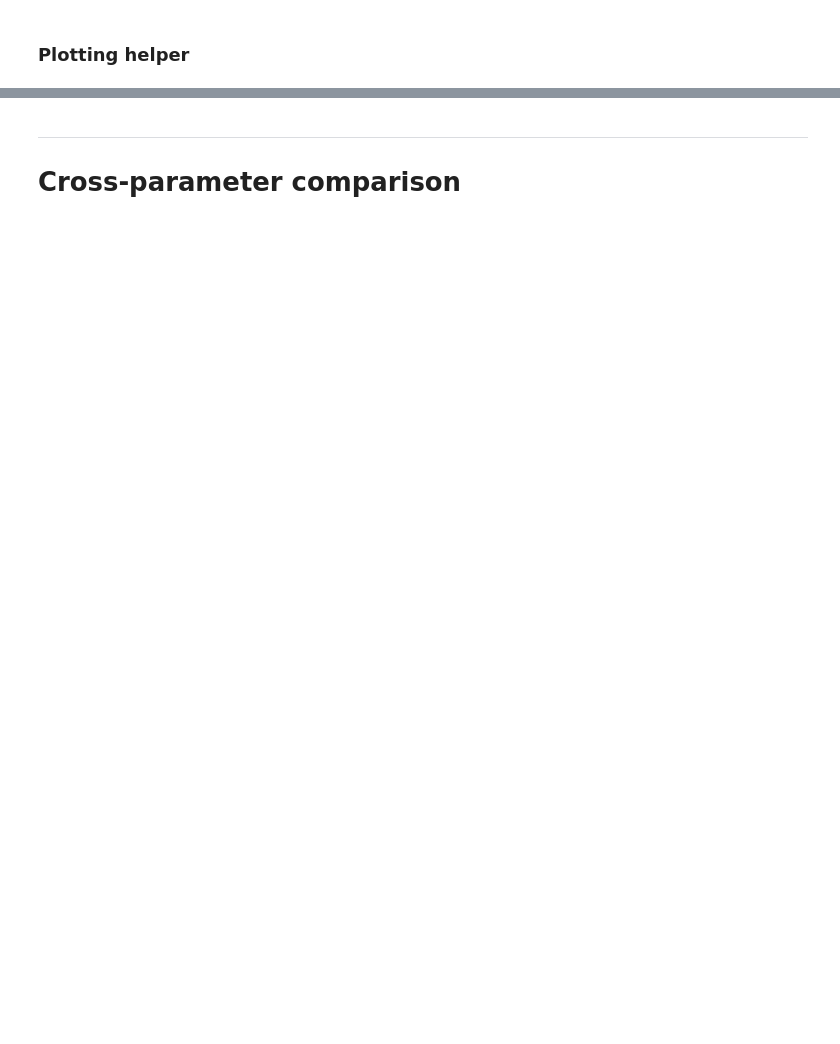
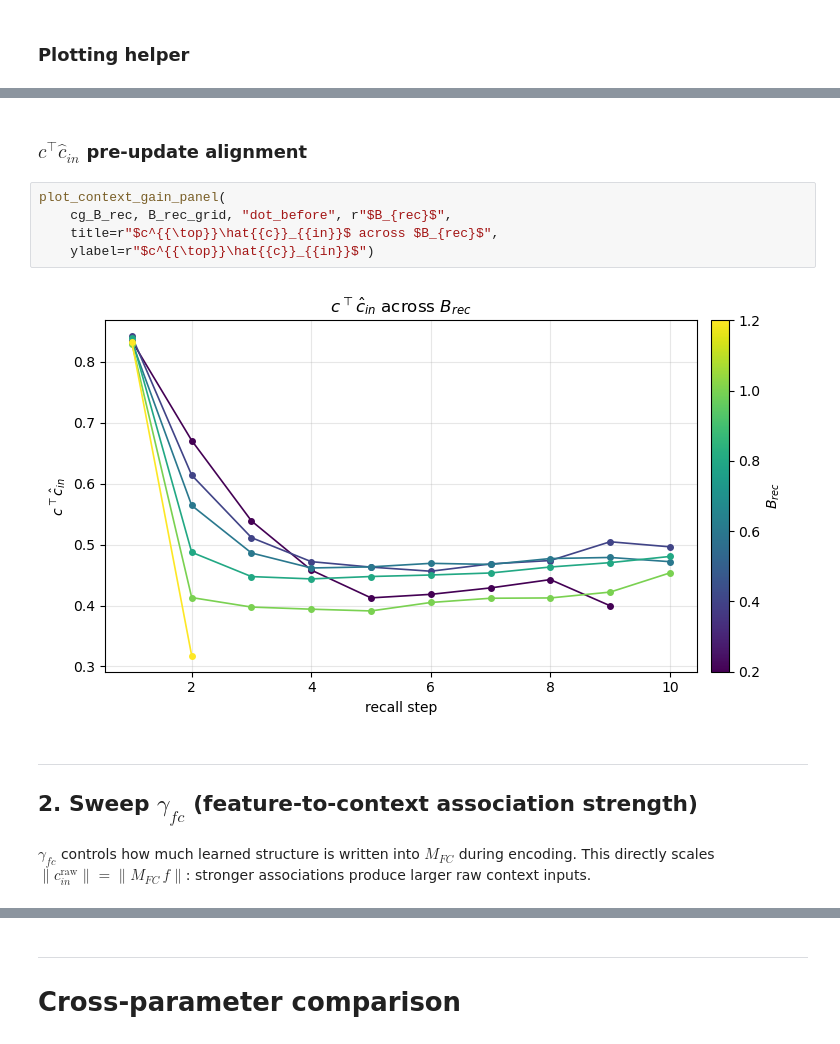
Before and after one commit to beaverjuly/PTSD_MemorySegmentation, a Jupyter notebook: external/CMR_SEM/CMR_multiParameterSweep/contextGain diagnostics.ipynb, the cells around one changed output, grey strips where cells are left out. Saved outputs shown, nothing was run; the diff lists cells and outputs as text; blank space fills up the shorter version.

```diff
--- a/external/CMR_SEM/CMR_multiParameterSweep/contextGain_diagnostics.ipynb
+++ b/external/CMR_SEM/CMR_multiParameterSweep/contextGain diagnostics.ipynb
@@ -479,0 +192,16 @@ plot_context_gain_panel(
+# %% [markdown]
+### $c^{{\top}}\hat{{c}}_{{in}}$ pre-update alignment
+# %%
+plot_context_gain_panel(
+    cg_B_rec, B_rec_grid, "dot_before", r"$B_{rec}$",
+    title=r"$c^{{\top}}\hat{{c}}_{{in}}$ across $B_{rec}$",
+    ylabel=r"$c^{{\top}}\hat{{c}}_{{in}}$")
+# %% [output]
+[figure, added]
+# %% [markdown]
+---
+## 2. Sweep $\gamma_{fc}$ (feature-to-context association strength)
+# %% [markdown]
+$\gamma_{fc}$ controls how much learned structure is written into $M_{FC}$
+during encoding.  This directly scales $\|c_{in}^{\text{raw}}\| = \|M_{FC}\,f\|$:
+stronger associations produce larger raw context inputs.
```
Also changed, not shown: parts of 116 cells of this notebook, 1 other file.
